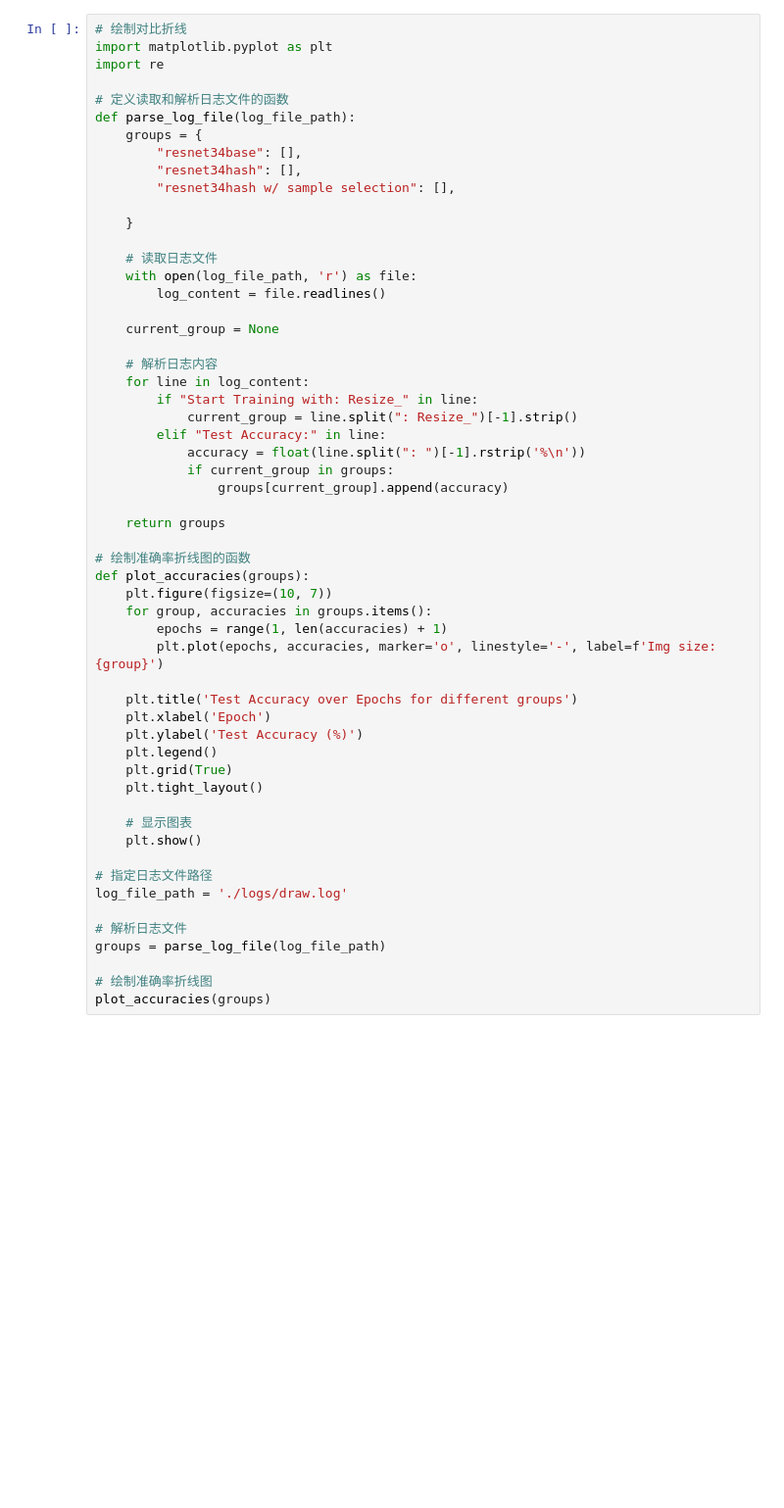
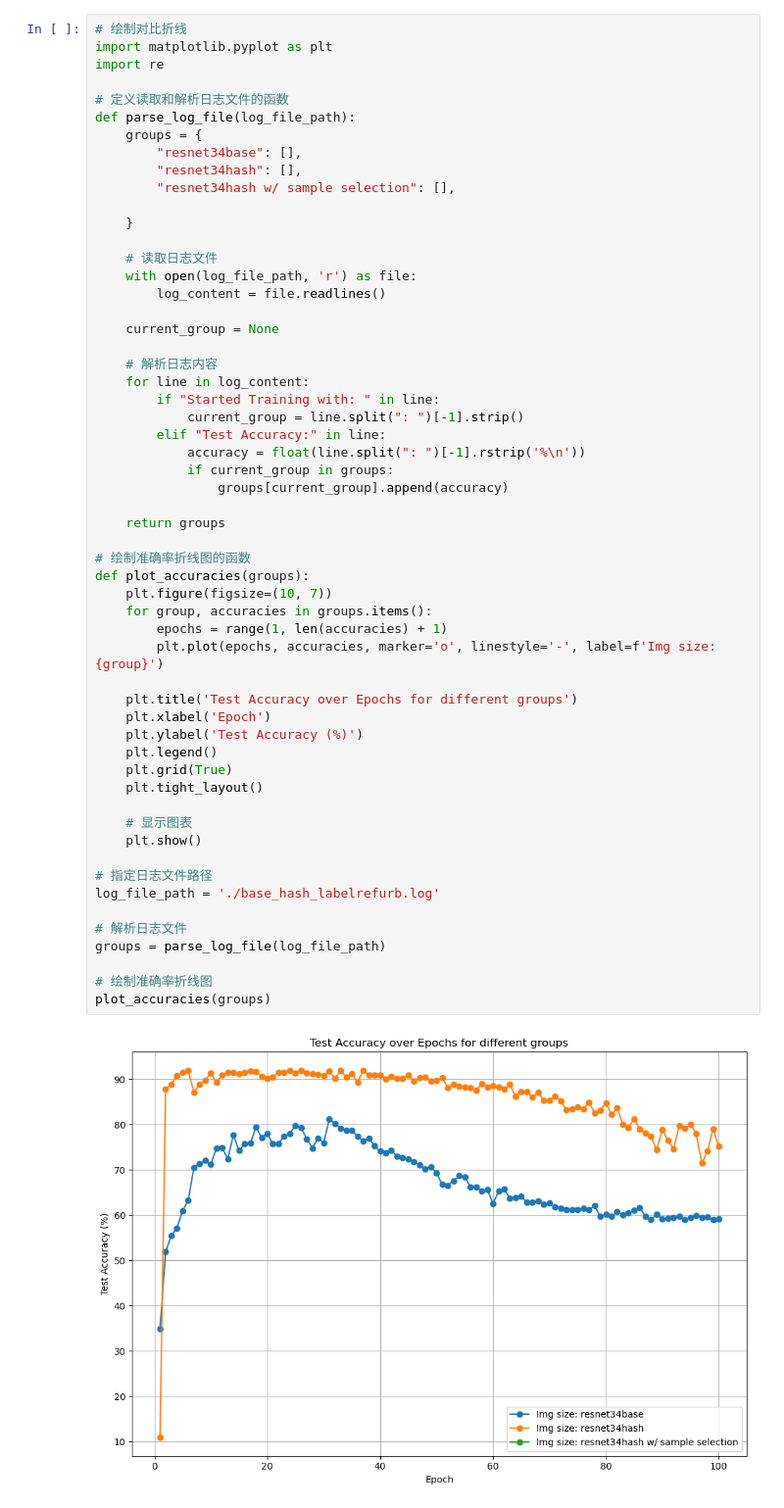
Before and after one commit to Destiny0001/HHD, a Jupyter notebook: draw/accuary.ipynb, the cells around one changed output. Shown at 98% size. Saved outputs shown, nothing was run; the diff lists cells and outputs as text; blank space fills up the shorter version.

```diff
--- a/draw/accuary.ipynb
+++ b/draw/accuary.ipynb
@@ -20,37 +20,39 @@ def parse_log_file(log_file_path):
 
     # 解析日志内容
     for line in log_content:
-        if "Start Training with: Resize_" in line:
-            current_group = line.split(": Resize_")[-1].strip()
+        if "Started Training with: " in line:
+            current_group = line.split(": ")[-1].strip()
         elif "Test Accuracy:" in line:
             accuracy = float(line.split(": ")[-1].rstrip('%\n'))
             if current_group in groups:
                 groups[current_group].append(accuracy)
 
     return groups
 
 # 绘制准确率折线图的函数
 def plot_accuracies(groups):
     plt.figure(figsize=(10, 7))
     for group, accuracies in groups.items():
         epochs = range(1, len(accuracies) + 1)
         plt.plot(epochs, accuracies, marker='o', linestyle='-', label=f'Img size: {group}')
 
     plt.title('Test Accuracy over Epochs for different groups')
     plt.xlabel('Epoch')
     plt.ylabel('Test Accuracy (%)')
     plt.legend()
     plt.grid(True)
     plt.tight_layout()
 
     # 显示图表
     plt.show()
 
 # 指定日志文件路径
-log_file_path = './logs/draw.log'
+log_file_path = './base_hash_labelrefurb.log'
 
 # 解析日志文件
 groups = parse_log_file(log_file_path)
 
 # 绘制准确率折线图
 plot_accuracies(groups)
+# %% [output]
+[figure, added]
```
Also changed, not shown: 3 other files.
